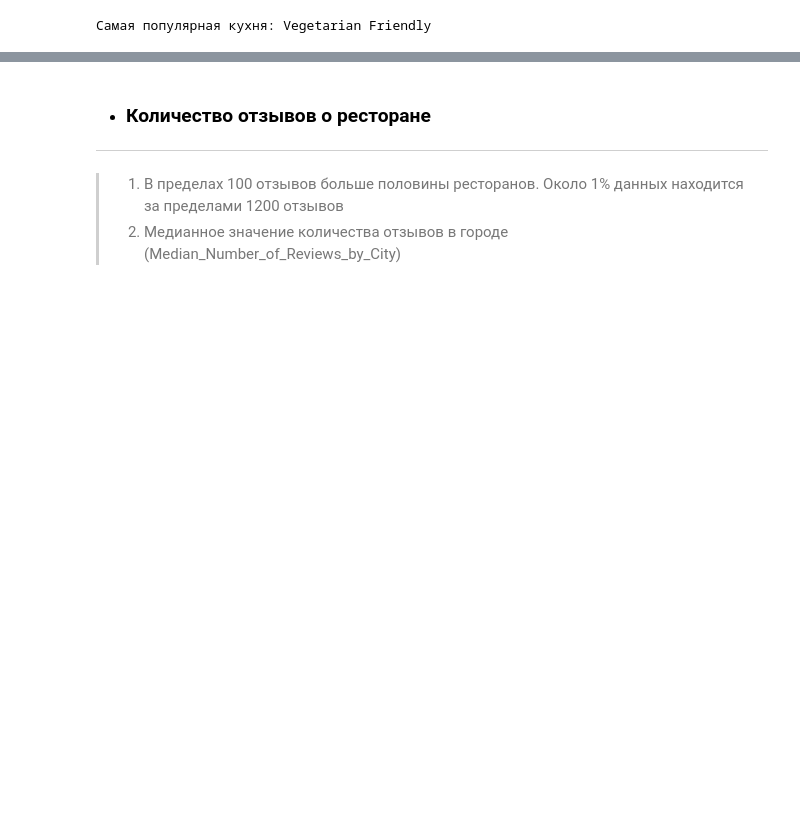
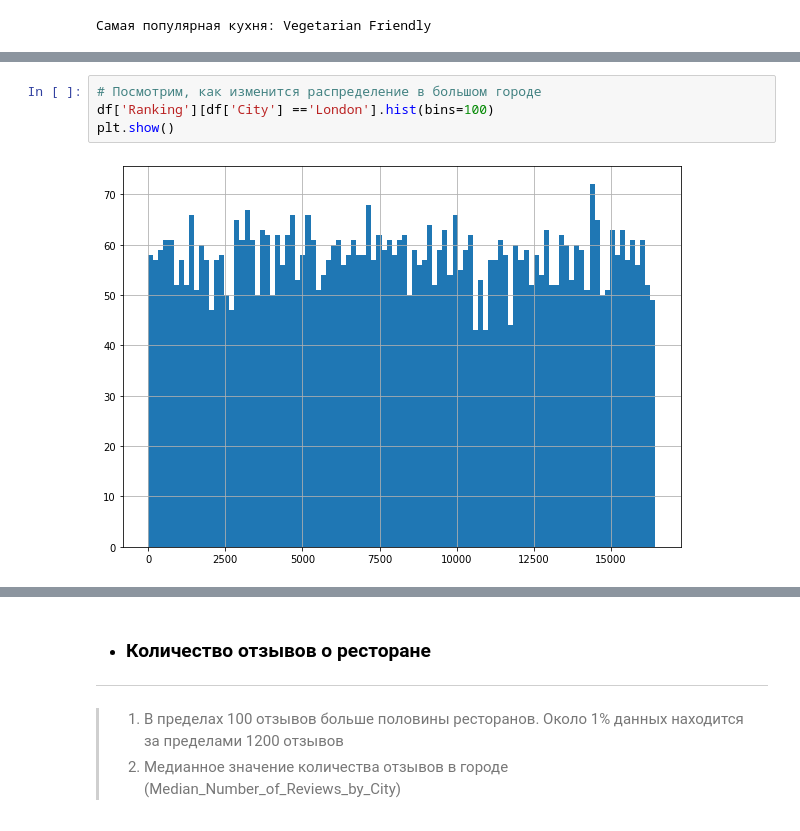
Before and after one commit to dzmitry-dp/project_zero, a Jupyter notebook: module_3/model.ipynb, the cells around one changed output, grey strips where cells are left out. Drawn from its saved outputs; the diff is of its cells as text; blank space fills up the shorter version.

```diff
--- a/module_3/model.ipynb
+++ b/module_3/model.ipynb
@@ -193,0 +198,6 @@ plt.show()
+# %%
+# Посмотрим, как изменится распределение в большом городе
+df['Ranking'][df['City'] =='London'].hist(bins=100)
+plt.show()
+# %% [output]
+[figure, added]
```
Also changed, not shown: parts of 17 cells of this notebook, 1 other file.
